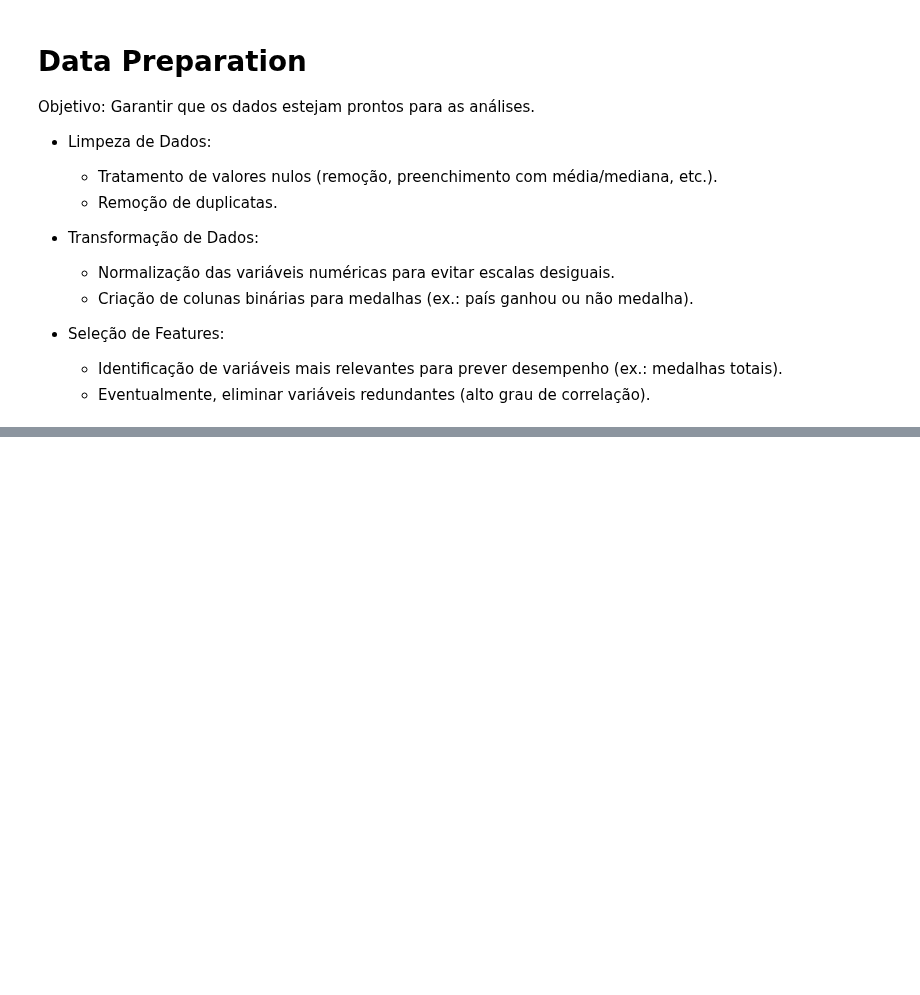
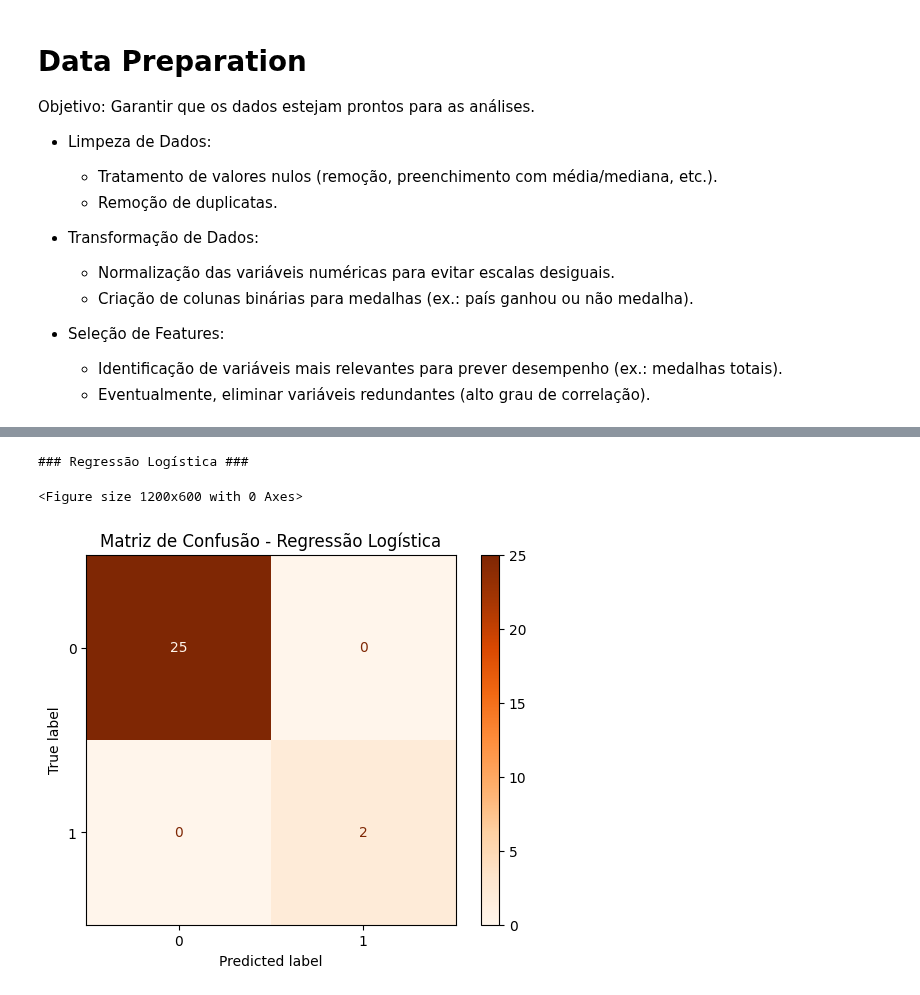
Before and after one commit to Bmartins25/Mineracao_de_dados_and_LLM_UFMG, a Jupyter notebook: TP3_fase_1_2_3_Classificacao_Mineração_de_dados.ipynb, the cells around one changed output, grey strips where cells are left out. Drawn from its saved outputs; the diff is of its cells as text; code cells hidden in the pictures; blank space fills up the shorter version.

```diff
--- a/TP3_fase_1_2_3_Classificacao_Mineração_de_dados.ipynb
+++ b/TP3_fase_1_2_3_Classificacao_Mineração_de_dados.ipynb
@@ -268,0 +138,17 @@ Apesar disso, o Silhouette Score foi o menor, sugerindo menor eficácia em separ
+# %%
+# Regressão Logística
+print("\n### Regressão Logística ###")
+lr_model = LogisticRegression(random_state=42, max_iter=200)
+lr_model.fit(X_train, y_train)
+lr_pred = lr_model.predict(X_test)
+# %% [output]
+### Regressão Logística ###
+# %%
+# Matriz de confusão e métricas para Regressão Logística
+plt.figure(figsize=(12, 6))
+ConfusionMatrixDisplay.from_estimator(lr_model, X_test, y_test, cmap='Oranges')
+plt.title("Matriz de Confusão - Regressão Logística")
+plt.show()
+# %% [output]
+<Figure size 1200x600 with 0 Axes>
+[figure, added]
```
Also changed, not shown: parts of 46 cells of this notebook.
